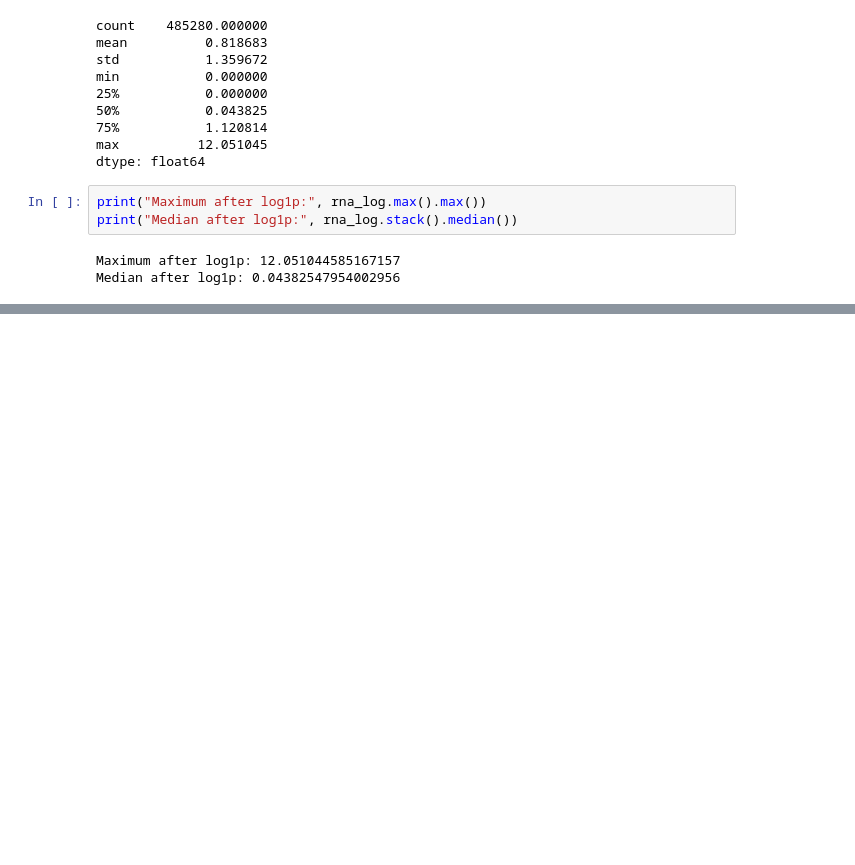
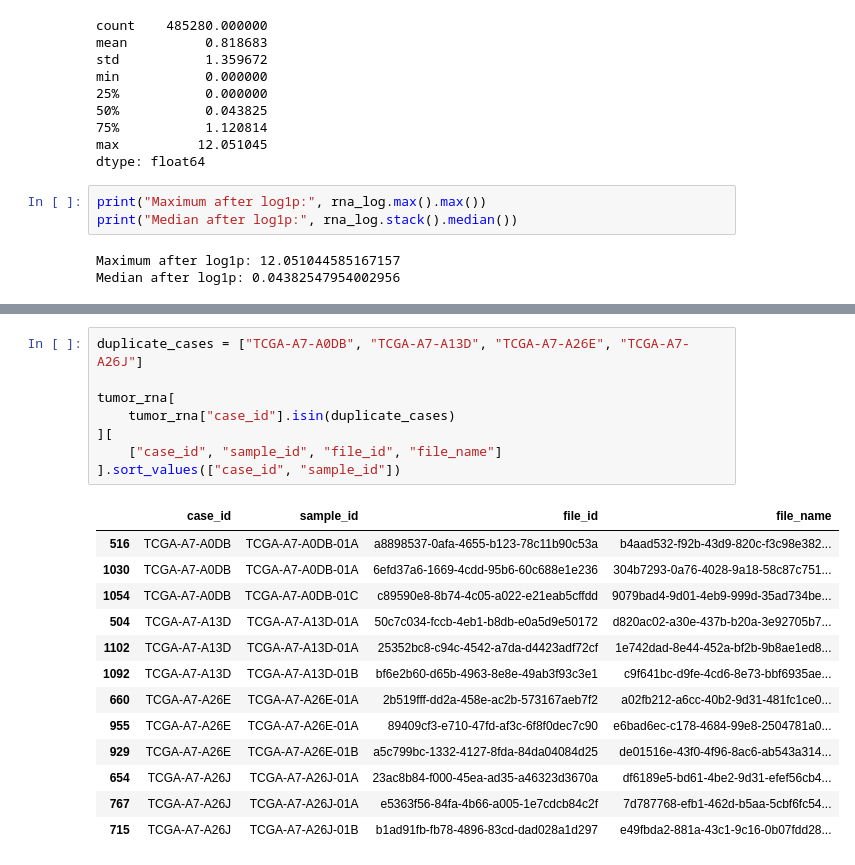
Before and after one commit to Isaac5783/tcga-brca-multimodal-transformer, a Jupyter notebook: notebooks/01_gdc_exploration.ipynb, the cells around one changed output, grey strips where cells are left out. Cells and saved outputs as stored; diff of their text form; blank space fills up the shorter version.

```diff
--- a/notebooks/01_gdc_exploration.ipynb
+++ b/notebooks/01_gdc_exploration.ipynb
@@ -1150,0 +1543,22 @@ Median after log1p: 0.04382547954002956
+# %%
+duplicate_cases = ["TCGA-A7-A0DB", "TCGA-A7-A13D", "TCGA-A7-A26E", "TCGA-A7-A26J"]
+
+tumor_rna[
+    tumor_rna["case_id"].isin(duplicate_cases)
+][
+    ["case_id", "sample_id", "file_id", "file_name"]
+].sort_values(["case_id", "sample_id"])
+# %% [output]
+|  | case_id | sample_id | file_id | file_name |
+| 516 | TCGA-A7-A0DB | TCGA-A7-A0DB-01A | a8898537-0afa-4655-b123-78c11b90c53a | b4aad532-f92b-43d9-820c-f3c98e382... |
+| 1030 | TCGA-A7-A0DB | TCGA-A7-A0DB-01A | 6efd37a6-1669-4cdd-95b6-60c688e1e236 | 304b7293-0a76-4028-9a18-58c87c751... |
+| 1054 | TCGA-A7-A0DB | TCGA-A7-A0DB-01C | c89590e8-8b74-4c05-a022-e21eab5cffdd | 9079bad4-9d01-4eb9-999d-35ad734be... |
+| 504 | TCGA-A7-A13D | TCGA-A7-A13D-01A | 50c7c034-fccb-4eb1-b8db-e0a5d9e50172 | d820ac02-a30e-437b-b20a-3e92705b7... |
+| 1102 | TCGA-A7-A13D | TCGA-A7-A13D-01A | 25352bc8-c94c-4542-a7da-d4423adf72cf | 1e742dad-8e44-452a-bf2b-9b8ae1ed8... |
+| 1092 | TCGA-A7-A13D | TCGA-A7-A13D-01B | bf6e2b60-d65b-4963-8e8e-49ab3f93c3e1 | c9f641bc-d9fe-4cd6-8e73-bbf6935ae... |
+| 660 | TCGA-A7-A26E | TCGA-A7-A26E-01A | 2b519fff-dd2a-458e-ac2b-573167aeb7f2 | a02fb212-a6cc-40b2-9d31-481fc1ce0... |
+| 955 | TCGA-A7-A26E | TCGA-A7-A26E-01A | 89409cf3-e710-47fd-af3c-6f8f0dec7c90 | e6bad6ec-c178-4684-99e8-2504781a0... |
+| 929 | TCGA-A7-A26E | TCGA-A7-A26E-01B | a5c799bc-1332-4127-8fda-84da04084d25 | de01516e-43f0-4f96-8ac6-ab543a314... |
+| 654 | TCGA-A7-A26J | TCGA-A7-A26J-01A | 23ac8b84-f000-45ea-ad35-a46323d3670a | df6189e5-bd61-4be2-9d31-efef56cb4... |
+| 767 | TCGA-A7-A26J | TCGA-A7-A26J-01A | e5363f56-84fa-4b66-a005-1e7cdcb84c2f | 7d787768-efb1-462d-b5aa-5cbf6fc54... |
+| 715 | TCGA-A7-A26J | TCGA-A7-A26J-01B | b1ad91fb-fb78-4896-83cd-dad028a1d297 | e49fbda2-881a-43c1-9c16-0b07fdd28... |
```
Also changed, not shown: parts of 89 cells of this notebook, 4 other files.
